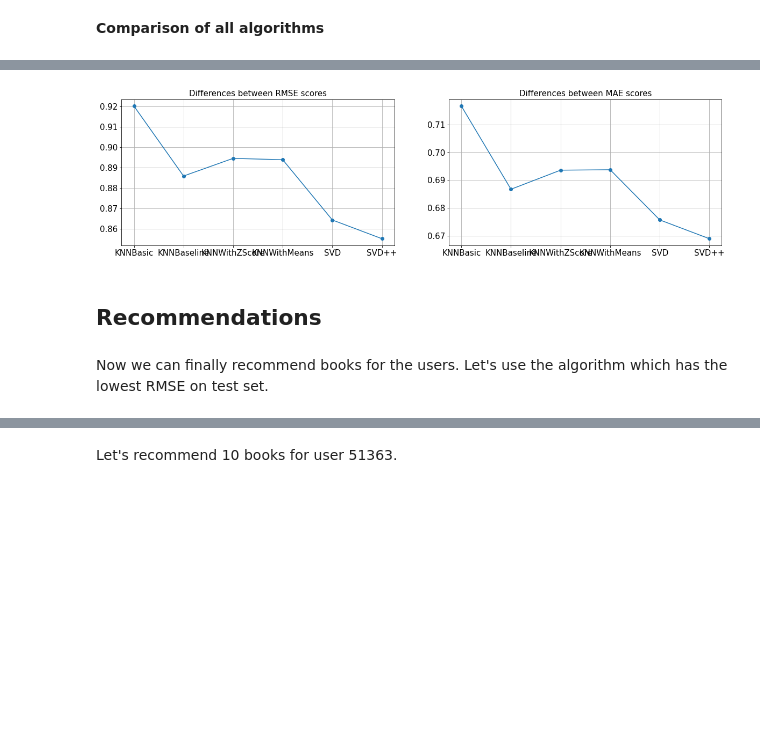
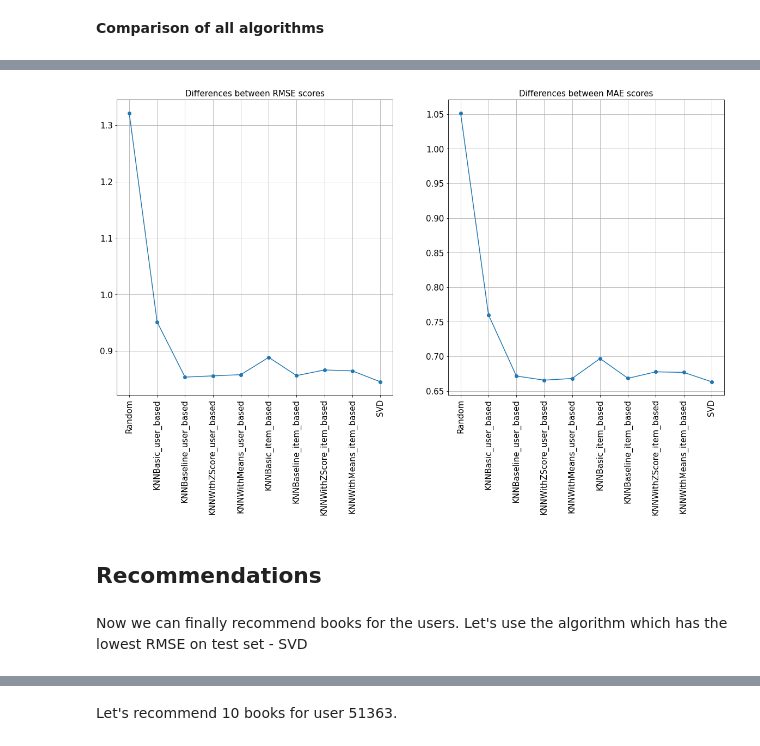
Before and after one commit to zuba0/Book-recommendation-system, a Jupyter notebook: Collaborative filtering methods.ipynb, the cells around one changed output, grey strips where cells are left out. Cells and saved outputs as stored; diff of their text form; code cells hidden in the pictures; blank space fills up the shorter version.

```diff
--- a/Collaborative filtering methods.ipynb
+++ b/Collaborative filtering methods.ipynb
@@ -301,0 +287,8 @@ new_list = grid_matrix_fact(matrix_fact_dict)
+# %%
+matrix_fact_dict = {'SVD' : SVD}
+n_epochs = [20, 30, 40]
+n_factors = [50, 100, 150]
+lr_all = [0.01, 0.1]
+reg_all = [0.01, 0.1]
+# %%
+matrix_fact_list = grid_matrix_fact(data, matrix_fact_dict, n_epochs, n_factors, lr_all, reg_all)
@@ -317,5 +314,8 @@ models_info.append(('Random', model))
+# %%
+knn_result_user_based = [(name + '_user_based', model) for (name, model) in knn_result_user_based]
+knn_result_item_based = [(name + '_item_based', model) for (name, model) in knn_result_item_based]
 # %%
-models_info = models_info + knn_result_user_based + knn_result_item_based + new_list
+models_info = models_info + knn_result_user_based + knn_result_item_based + matrix_fact_list
 # %%
 models_info
 # %% [output]
@@ -427,17 +402,17 @@ df.style.apply(lambda s: color)
 # %%
-plt.figure(figsize=(20,5))
+plt.figure(figsize=(20,10))
 plt.subplot(1, 2, 1)
 plot_diff(df, 'Method', 'RMSE')
 plt.subplot(1, 2, 2)
 plot_diff(df, 'Method', 'MAE')
 plt.show()
 # %% [output]
-[figure, old version]
+[figure, new version]
 # %% [markdown]
 ## Recommendations
 # %% [markdown]
 Now we can finally recommend books for the users.
-Let's use the algorithm which has the lowest RMSE on test set.
+Let's use the algorithm which has the lowest RMSE on test set - SVD
 # %%
 model_idx = df['RMSE'].idxmin()
 model = models_info[model_idx][1].best_estimator['rmse']
```
Also changed, not shown: parts of 34 cells of this notebook.
